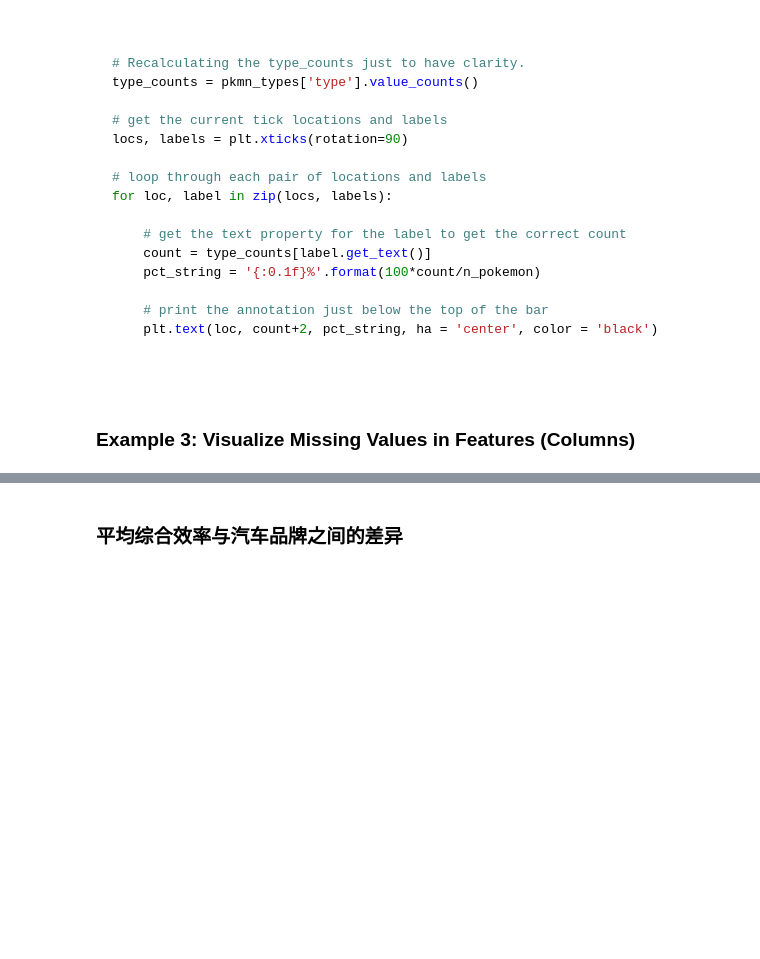
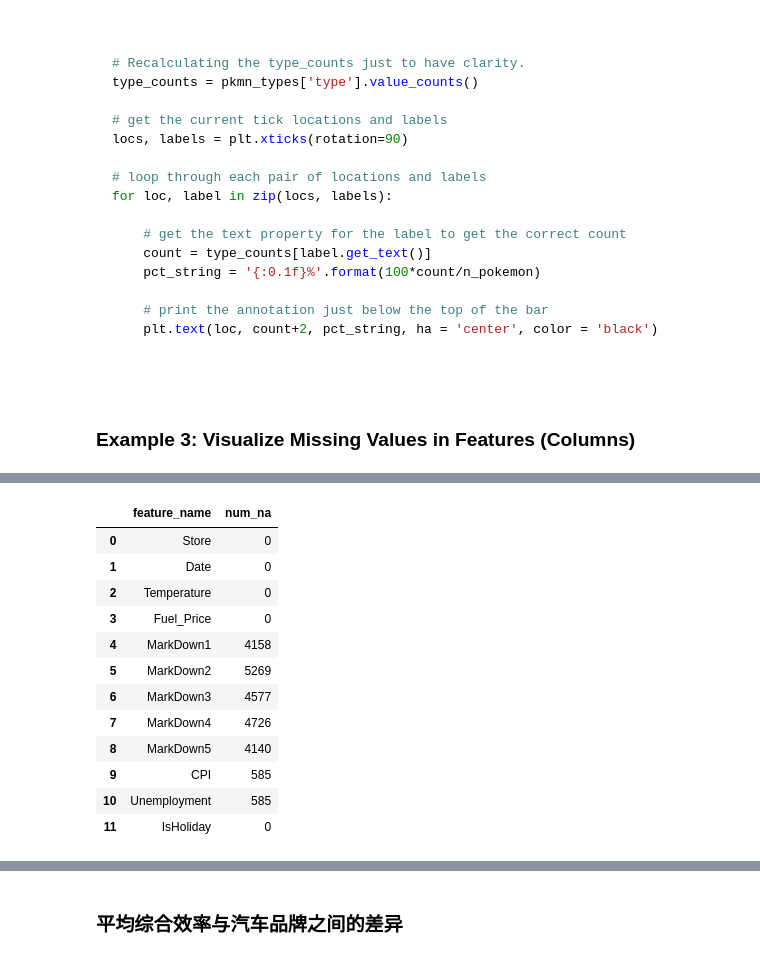
Before and after one commit to Alex-YuZ/Visualization-Using-Python, a Jupyter notebook: Bar_Chart.ipynb, the cells around one changed output, grey strips where cells are left out. Drawn from its saved outputs; the diff is of its cells as text; code cells hidden in the pictures; blank space fills up the shorter version.

```diff
--- a/Bar_Chart.ipynb
+++ b/Bar_Chart.ipynb
@@ -308,0 +335,20 @@ for loc, label in zip(locs, labels):
+# %%
+na_counts_df = pd.DataFrame(sales_data.isna().sum(), columns=['num_na']).reset_index()
+
+na_counts_df = na_counts_df.rename(columns={'index': 'feature_name'})
+
+na_counts_df
+# %% [output]
+|  | feature_name | num_na |
+| 0 | Store | 0 |
+| 1 | Date | 0 |
+| 2 | Temperature | 0 |
+| 3 | Fuel_Price | 0 |
+| 4 | MarkDown1 | 4158 |
+| 5 | MarkDown2 | 5269 |
+| 6 | MarkDown3 | 4577 |
+| 7 | MarkDown4 | 4726 |
+| 8 | MarkDown5 | 4140 |
+| 9 | CPI | 585 |
+| 10 | Unemployment | 585 |
+| 11 | IsHoliday | 0 |
```
Also changed, not shown: parts of 5 cells of this notebook.
